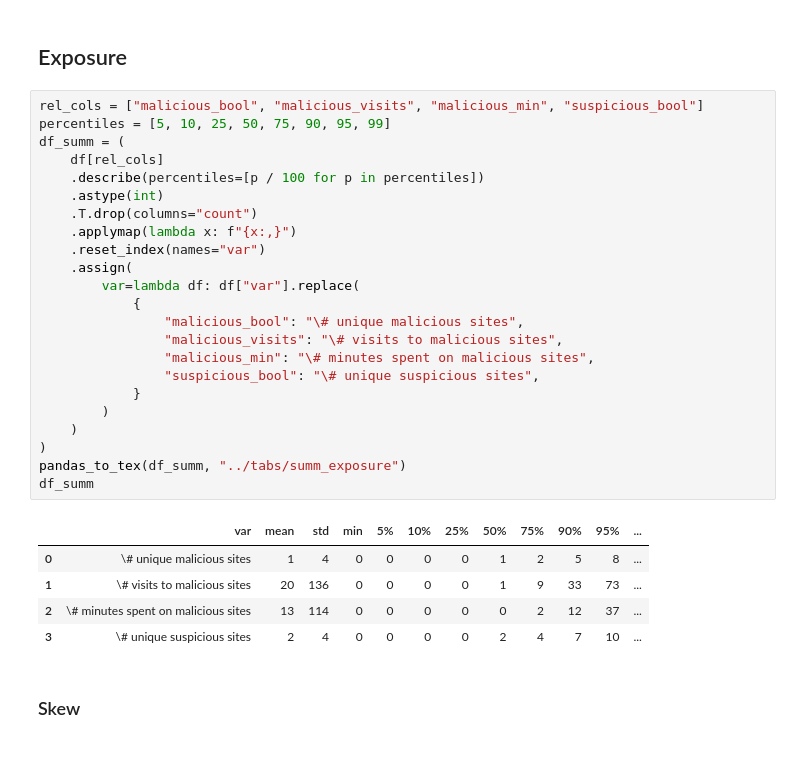
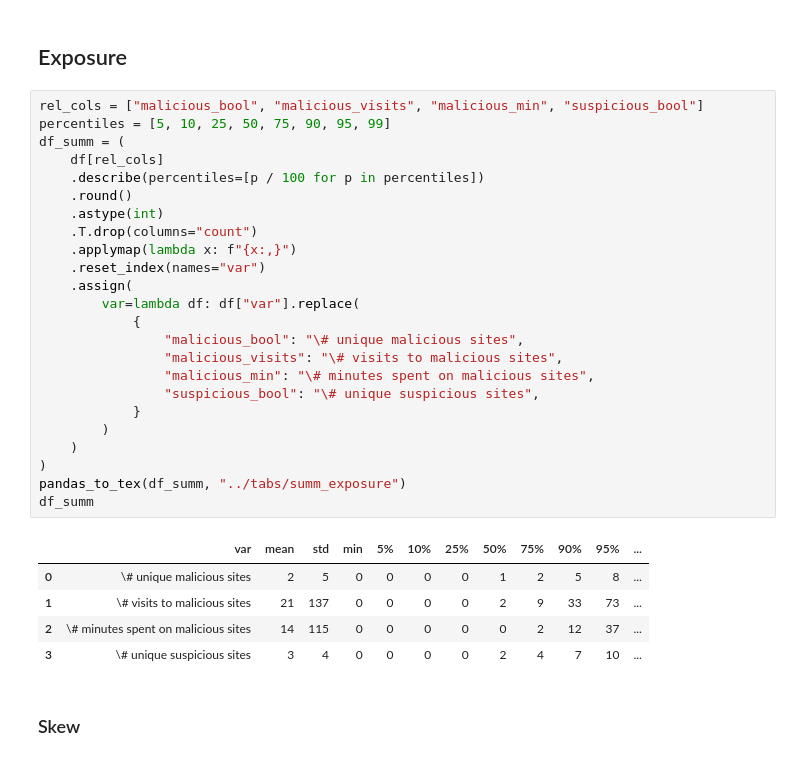
Before and after one commit to themains/bad_domains, a Jupyter notebook: scripts/exposure-unique-malicious.ipynb, the cells around one changed output. Saved outputs shown, nothing was run; the diff lists cells and outputs as text.

Commit message:
Fix tab 2 rounding

```diff
--- a/scripts/exposure-unique-malicious.ipynb
+++ b/scripts/exposure-unique-malicious.ipynb
@@ -38,32 +38,33 @@ df["caseid"].nunique()
 # %%
 rel_cols = ["malicious_bool", "malicious_visits", "malicious_min", "suspicious_bool"]
 percentiles = [5, 10, 25, 50, 75, 90, 95, 99]
 df_summ = (
     df[rel_cols]
     .describe(percentiles=[p / 100 for p in percentiles])
+    .round()
     .astype(int)
     .T.drop(columns="count")
     .applymap(lambda x: f"{x:,}")
     .reset_index(names="var")
     .assign(
         var=lambda df: df["var"].replace(
             {
                 "malicious_bool": "\# unique malicious sites",
                 "malicious_visits": "\# visits to malicious sites",
                 "malicious_min": "\# minutes spent on malicious sites",
                 "suspicious_bool": "\# unique suspicious sites",
             }
         )
     )
 )
 pandas_to_tex(df_summ, "../tabs/summ_exposure")
 df_summ
 # %% [output]
 |  | var | mean | std | min | 5% | 10% | 25% | 50% | 75% | 90% | 95% | ... |
-| 0 | \# unique malicious sites | 1 | 4 | 0 | 0 | 0 | 0 | 1 | 2 | 5 | 8 | ... |
-| 1 | \# visits to malicious sites | 20 | 136 | 0 | 0 | 0 | 0 | 1 | 9 | 33 | 73 | ... |
-| 2 | \# minutes spent on malicious sites | 13 | 114 | 0 | 0 | 0 | 0 | 0 | 2 | 12 | 37 | ... |
-| 3 | \# unique suspicious sites | 2 | 4 | 0 | 0 | 0 | 0 | 2 | 4 | 7 | 10 | ... |
+| 0 | \# unique malicious sites | 2 | 5 | 0 | 0 | 0 | 0 | 1 | 2 | 5 | 8 | ... |
+| 1 | \# visits to malicious sites | 21 | 137 | 0 | 0 | 0 | 0 | 2 | 9 | 33 | 73 | ... |
+| 2 | \# minutes spent on malicious sites | 14 | 115 | 0 | 0 | 0 | 0 | 0 | 2 | 12 | 37 | ... |
+| 3 | \# unique suspicious sites | 3 | 4 | 0 | 0 | 0 | 0 | 2 | 4 | 7 | 10 | ... |
 # %% [markdown]
 ### Skew
 # %%
```
Also changed, not shown: parts of 1 cell of this notebook, 3 other files.
